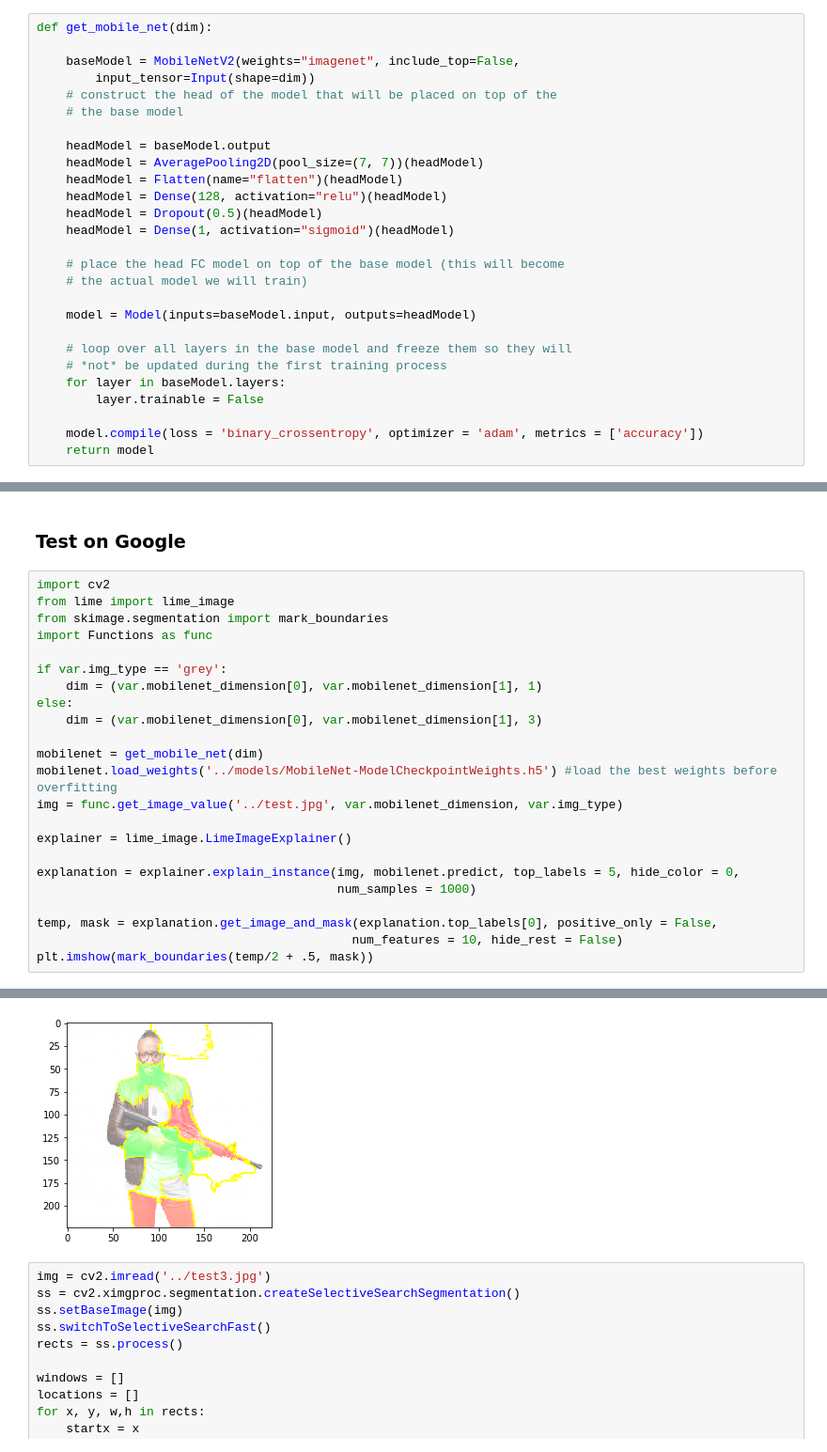
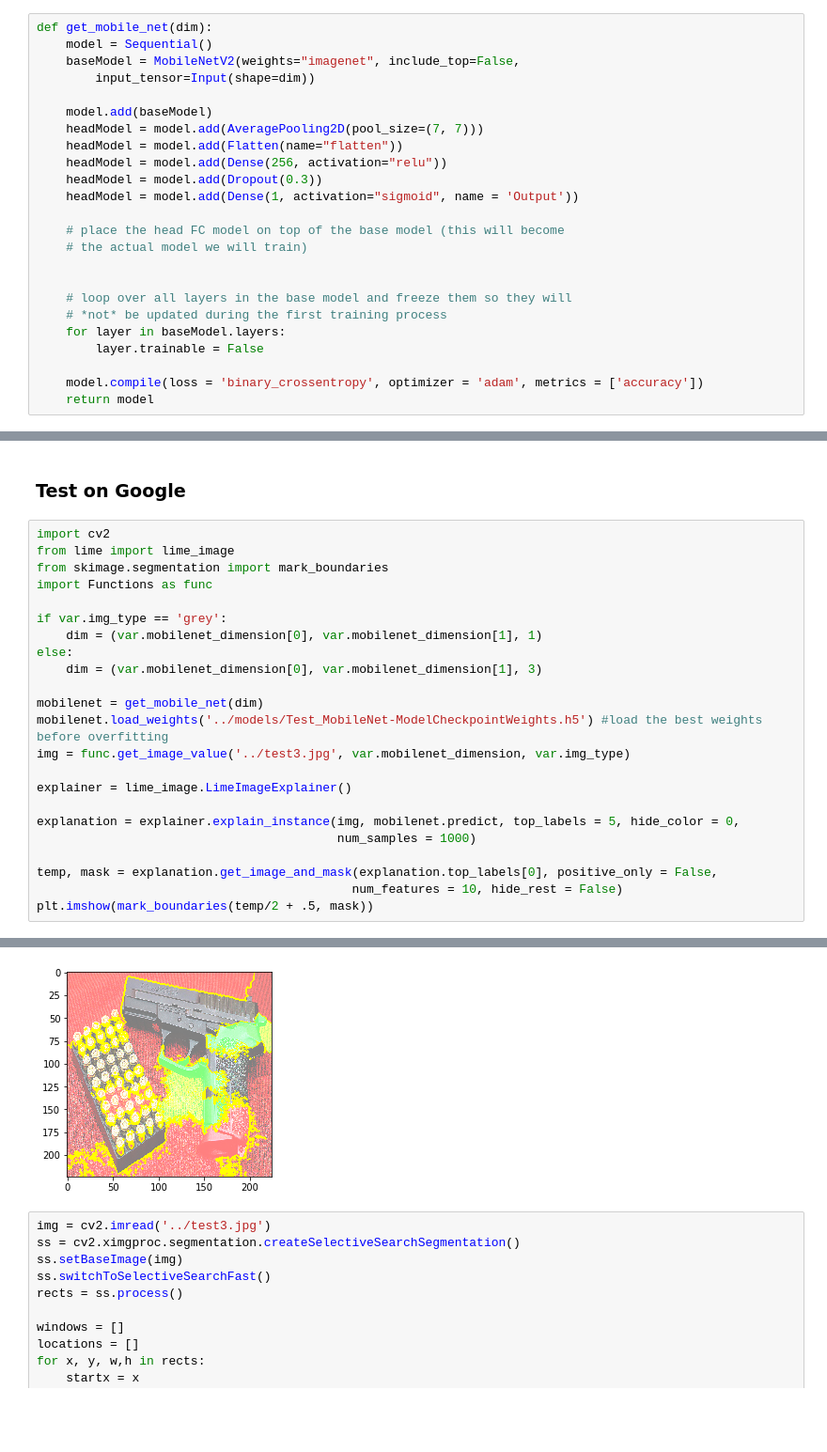
Before and after one commit to HeeebsInc/WeaponDetection, a Jupyter notebook: MobileNet.ipynb, the cells around one changed output, grey strips where cells are left out. Shown at 94% size. Drawn from its saved outputs; the diff is of its cells as text; blank space fills up the shorter version.

Commit message:
adding mobile net and .py files

```diff
--- a/MobileNet.ipynb
+++ b/MobileNet.ipynb
@@ -21,23 +22,20 @@ import pandas as pd
 Using plaidml.keras.backend backend.
 # %%
 def get_mobile_net(dim):
-
+    model = Sequential()
     baseModel = MobileNetV2(weights="imagenet", include_top=False,
         input_tensor=Input(shape=dim))
-    # construct the head of the model that will be placed on top of the
-    # the base model
 
-    headModel = baseModel.output
-    headModel = AveragePooling2D(pool_size=(7, 7))(headModel)
-    headModel = Flatten(name="flatten")(headModel)
-    headModel = Dense(128, activation="relu")(headModel)
-    headModel = Dropout(0.5)(headModel)
-    headModel = Dense(1, activation="sigmoid")(headModel)
+    model.add(baseModel)
+    headModel = model.add(AveragePooling2D(pool_size=(7, 7)))
+    headModel = model.add(Flatten(name="flatten"))
+    headModel = model.add(Dense(256, activation="relu"))
+    headModel = model.add(Dropout(0.3))
+    headModel = model.add(Dense(1, activation="sigmoid", name = 'Output'))
 
     # place the head FC model on top of the base model (this will become
     # the actual model we will train)
 
-    model = Model(inputs=baseModel.input, outputs=headModel)
 
     # loop over all layers in the base model and freeze them so they will
     # *not* be updated during the first training process
@@ -304,30 +303,30 @@ plot_confusion_matrix(y_train = y_train, y_test = y_test, y_train_prob = y_train
 # %%
 import cv2
 from lime import lime_image
 from skimage.segmentation import mark_boundaries
 import Functions as func
 
 if var.img_type == 'grey':
     dim = (var.mobilenet_dimension[0], var.mobilenet_dimension[1], 1)
 else:
     dim = (var.mobilenet_dimension[0], var.mobilenet_dimension[1], 3)
 
 mobilenet = get_mobile_net(dim)
-mobilenet.load_weights('../models/MobileNet-ModelCheckpointWeights.h5') #load the best weights before overfitting
-img = func.get_image_value('../test.jpg', var.mobilenet_dimension, var.img_type)
+mobilenet.load_weights('../models/Test_MobileNet-ModelCheckpointWeights.h5') #load the best weights before overfitting
+img = func.get_image_value('../test3.jpg', var.mobilenet_dimension, var.img_type)
 
 explainer = lime_image.LimeImageExplainer()
 
 explanation = explainer.explain_instance(img, mobilenet.predict, top_labels = 5, hide_color = 0,
                                          num_samples = 1000)
 
 temp, mask = explanation.get_image_and_mask(explanation.top_labels[0], positive_only = False,
                                            num_features = 10, hide_rest = False)
 plt.imshow(mark_boundaries(temp/2 + .5, mask))
 # %% [output]
 [interactive output not drawn]
 <matplotlib.image.AxesImage at 0x...>
-[figure, old version]
+[figure, new version]
 # %%
 img = cv2.imread('../test3.jpg')
 ss = cv2.ximgproc.segmentation.createSelectiveSearchSegmentation()
```
Also changed, not shown: parts of 15 cells of this notebook, 4 other files.
